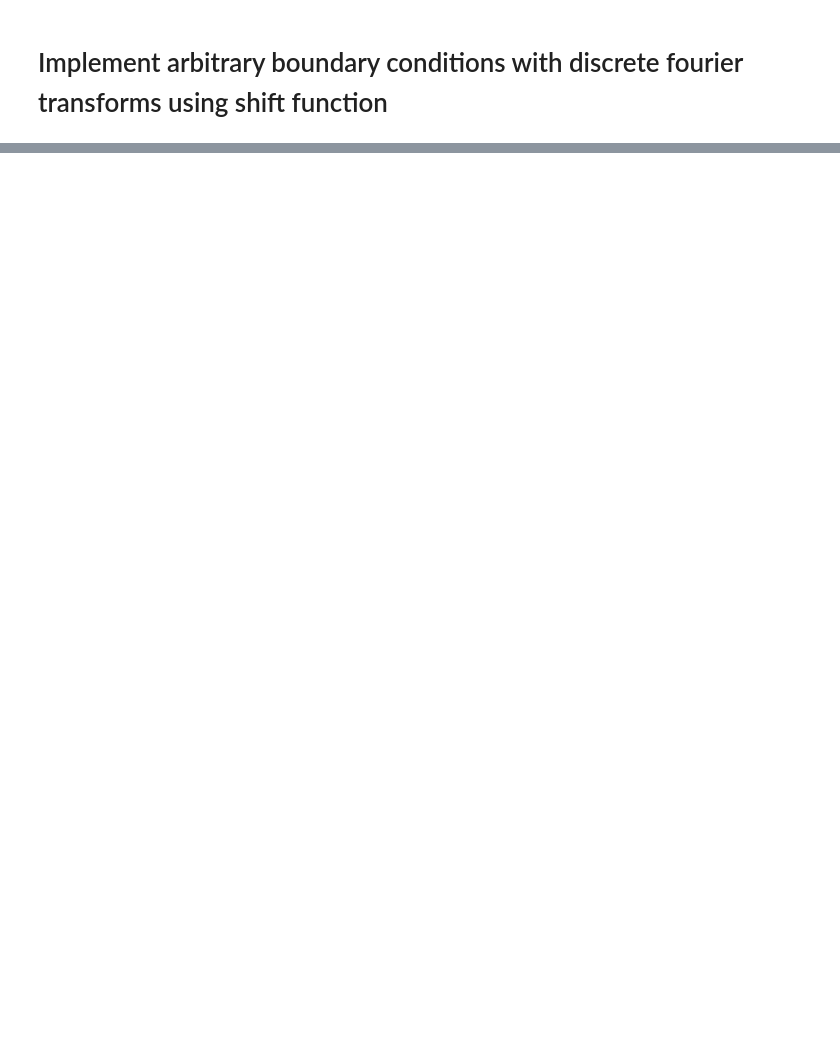
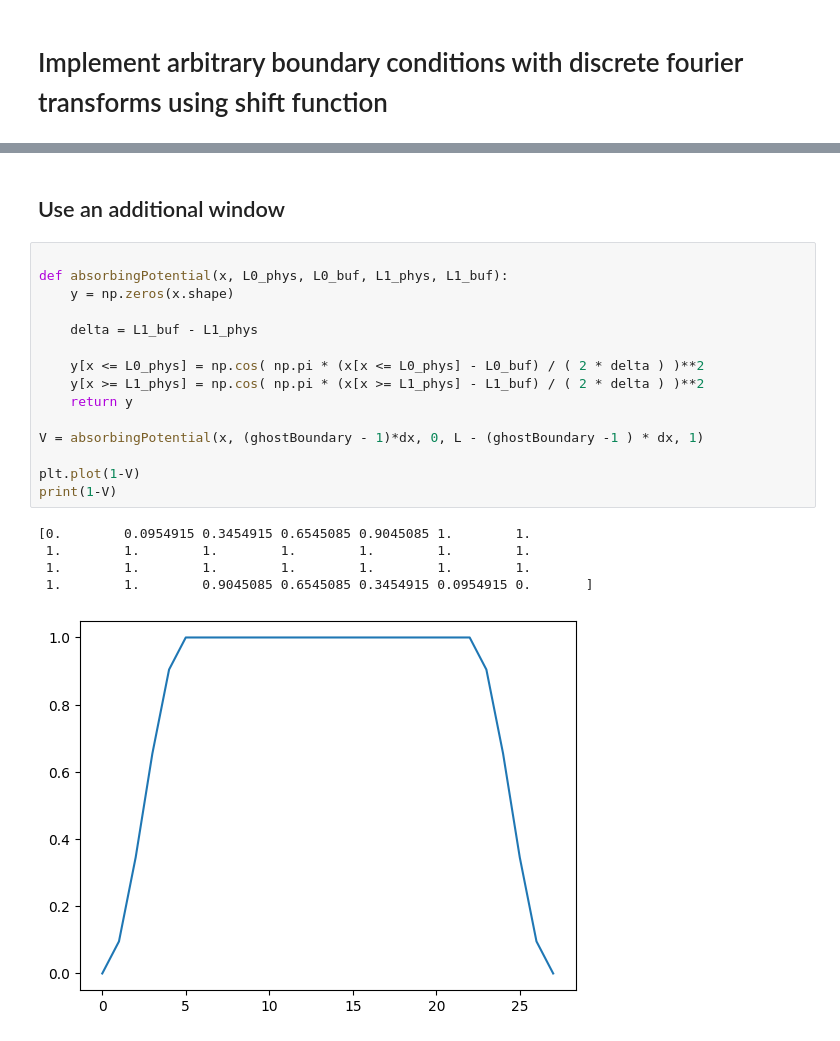
Before and after one commit to KunkelAlexander/fdm-hybrid-scheme, a Jupyter notebook: demonstration/WaveEquationShiftFunction.ipynb, the cells around one changed output, grey strips where cells are left out. Cells and saved outputs as stored; diff of their text form; blank space fills up the shorter version.

```diff
--- a/demonstration/WaveEquationShiftFunction.ipynb
+++ b/demonstration/WaveEquationShiftFunction.ipynb
@@ -71,0 +74,23 @@ plt.show()
+# %% [markdown]
+## Use an additional window
+# %%
+
+def absorbingPotential(x, L0_phys, L0_buf, L1_phys, L1_buf):
+    y = np.zeros(x.shape)
+
+    delta = L1_buf - L1_phys
+
+    y[x <= L0_phys] = np.cos( np.pi * (x[x <= L0_phys] - L0_buf) / ( 2 * delta ) )**2
+    y[x >= L1_phys] = np.cos( np.pi * (x[x >= L1_phys] - L1_buf) / ( 2 * delta ) )**2
+    return y
+
+V = absorbingPotential(x, (ghostBoundary - 1)*dx, 0, L - (ghostBoundary -1 ) * dx, 1)
+
+plt.plot(1-V)
+print(1-V)
+# %% [output]
+[0.        0.0954915 0.3454915 0.6545085 0.9045085 1.        1.
+ 1.        1.        1.        1.        1.        1.        1.
+ 1.        1.        1.        1.        1.        1.        1.
+ 1.        1.        0.9045085 0.6545085 0.3454915 0.0954915 0.       ]
+[figure, added]
```
Also changed, not shown: parts of 2 cells of this notebook, 3 other files.
